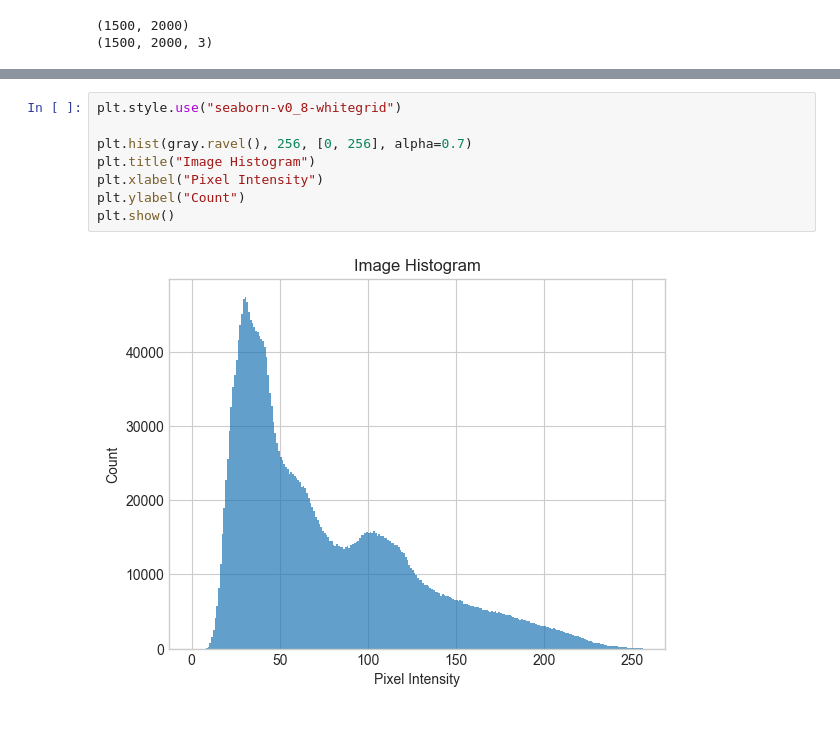
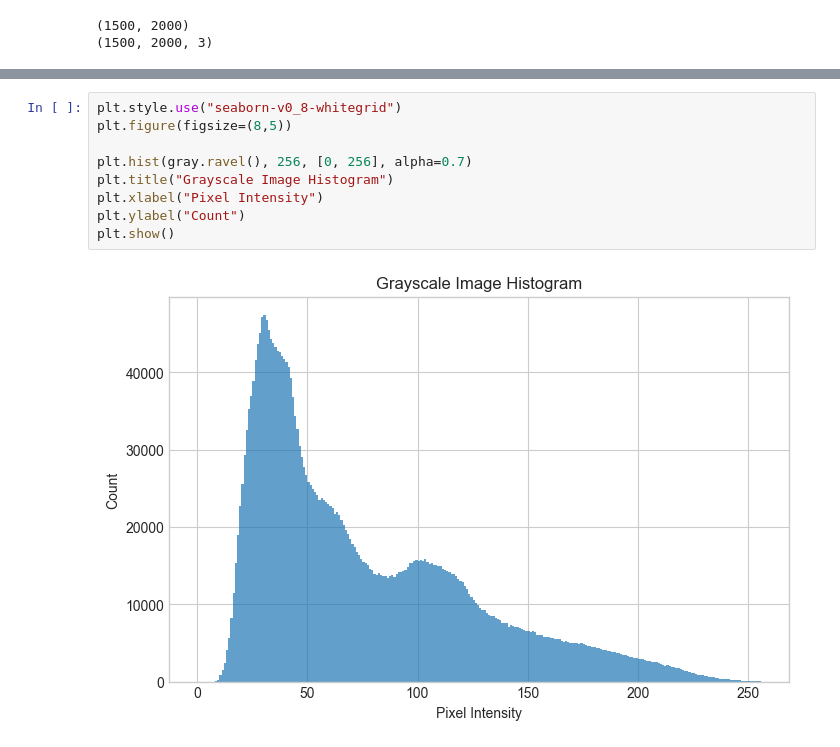
Before and after one commit to joypauls/blog-scripts, a Jupyter notebook: notebooks/images_as_data.ipynb, the cells around one changed output, grey strips where cells are left out. Cells and saved outputs as stored; diff of their text form.

```diff
--- a/notebooks/images_as_data.ipynb
+++ b/notebooks/images_as_data.ipynb
@@ -54,12 +70,13 @@ plot(color, "Image")
 # %%
 plt.style.use("seaborn-v0_8-whitegrid")
+plt.figure(figsize=(8,5))
 
 plt.hist(gray.ravel(), 256, [0, 256], alpha=0.7)
-plt.title("Image Histogram")
+plt.title("Grayscale Image Histogram")
 plt.xlabel("Pixel Intensity")
 plt.ylabel("Count")
 plt.show()
 # %% [output]
-[figure, old version]
+[figure, new version]
 # %%
 plt.style.use("seaborn-v0_8-whitegrid")
```
Also changed, not shown: parts of 4 cells of this notebook, 2 other files.
